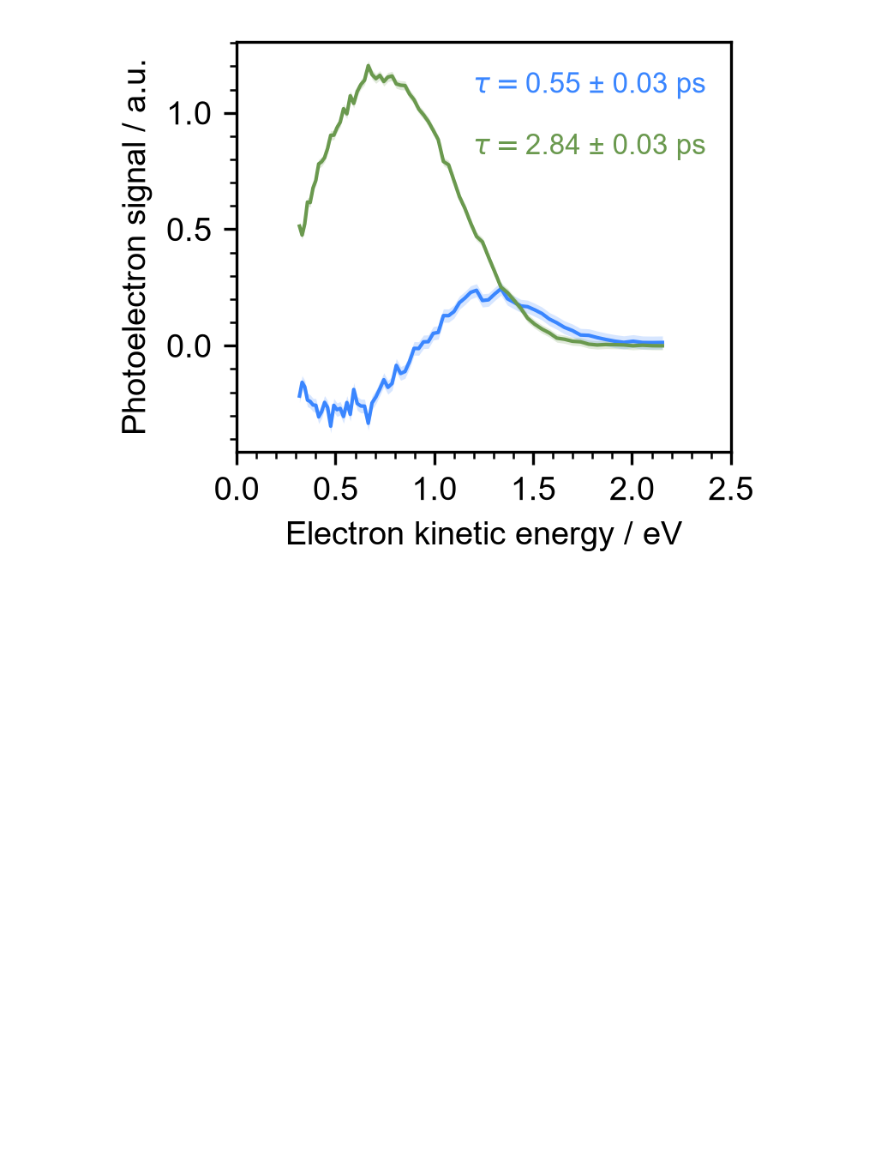
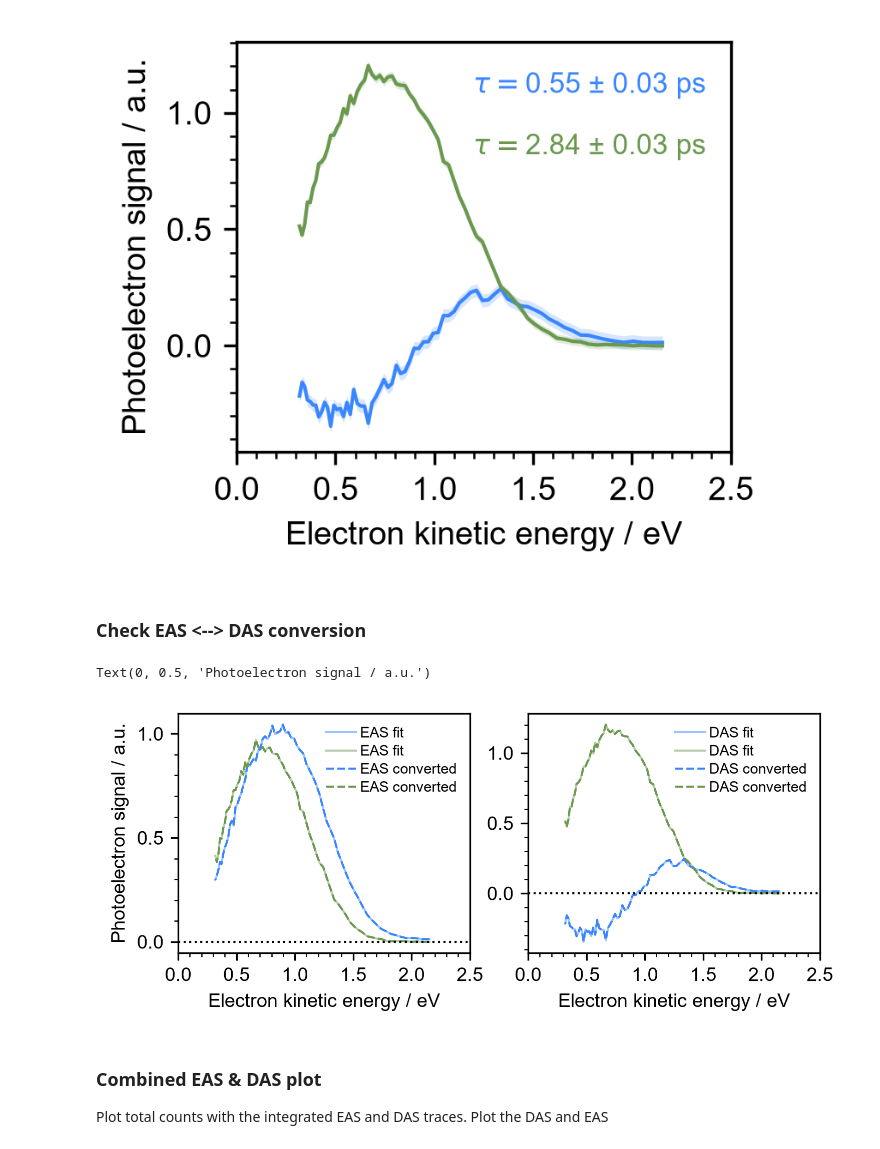
Before and after one commit to edosim/TRPESanalysis, a Jupyter notebook: KineticFitting.ipynb, the cells around one changed output. Drawn from its saved outputs; the diff is of its cells as text; code cells hidden in the pictures; blank space fills up the shorter version.

```diff
--- a/KineticFitting.ipynb
+++ b/KineticFitting.ipynb
@@ -230,11 +315,6 @@ plt.subplots_adjust(wspace=0.05)
 fig.set_dpi(300)
 fig.set_size_inches(thesisWid*.45,thesisWid/2*0.75)
 
-A1s = amplitudes[0::2]
-A2s = amplitudes[1::2]
-A1s_err = amplitudes_err[0::2]
-A2s_err = amplitudes_err[1::2]
-energies = energies_rebinned[mask]
 
 ax.plot(energies,A1s,'-',c=blue,ms=1,label=f"$\\tau = ${tau1:.2f}$\\pm${tau1_err:.2f} ps")
 ax.plot(energies,A2s,'-',c=green,ms=1,label=f"$\\tau = ${tau2:.2f}$\\pm${tau2_err:.2f} ps")
@@ -245,10 +325,7 @@ ax.fill_between(energies,A2s-A2s_err,A2s+A2s_err,alpha=.2,color=green,lw=0)
 ax.text(.95,.8,f"$\\tau =${tau1:.2f} ± {tau1_err:.2f} ps\n",ha='right',c=blue,fontsize=8,transform=ax.transAxes)
 ax.text(.95,.65,f"$\\tau =${tau2:.2f} ± {tau2_err:.2f} ps\n",ha='right',c=green,fontsize=8,transform=ax.transAxes)
 
-# ax.legend(frameon=False, title='EAS',title_fontsize=8)
-ax = plt.gca()
 ax.set_xlim(0,2.5)
-# ax.set_ylim(0,1.2)
 ax.xaxis.set_major_locator(MultipleLocator(.5))
 ax.xaxis.set_minor_locator(MultipleLocator(0.1))
 ax.yaxis.set_major_locator(MultipleLocator(.5))
@@ -259,3 +336,15 @@ ax.set_ylabel("Photoelectron signal / a.u.")
 # %% [output]
 Text(0, 0.5, 'Photoelectron signal / a.u.')
 [figure]
+# %%
+A1s_DAS = A1s
+A2s_DAS = A2s
+A1s_err_DAS = A1s_err
+A2s_err_DAS = A2s_err
+
+taus_DAS = tau1,tau2
+tau_errs_DAS = tau1_err,tau2_err
+
+params_DAS = params
+# %% [markdown]
+### Check EAS <--> DAS conversion
@@ -261,0 +375,42 @@ Text(0, 0.5, 'Photoelectron signal / a.u.')
+# %%
+#Deriving DAS from EAS
+fig,(ax0,ax1) = plt.subplots(1,2)
+fig.set_size_inches(thesisWid,thesisWid/2*0.75)
+
+#EAS
+ax0.plot(energies,A1s_EAS,blue,alpha=.5,label='EAS fit')
+ax0.plot(energies,A2s_EAS,green,alpha=.5,label='EAS fit')
+
+A1s_EAS_converted, A2s_EAS_converted = DAS_to_EAS(A1s_DAS,A2s_DAS,tau1,tau2)
+
+ax0.plot(energies,A1s_EAS_converted,'--', c=blue,alpha=1,label='EAS converted')
+ax0.plot(energies,A2s_EAS_converted,'--', c=green,alpha=1,label='EAS converted')
+
+#DAS
+ax1.plot(energies,A1s_DAS, c=blue,alpha=.5,label='DAS fit')
+ax1.plot(energies,A2s_DAS, c=green,alpha=.5,label='DAS fit')
+
+A1s_DAS_converted, A2s_DAS_converted = EAS_to_DAS(A1s_EAS,A2s_EAS,tau1,tau2)
+
+ax1.plot(energies,A1s_DAS_converted,'--', c=blue,alpha=1,label='DAS converted')
+ax1.plot(energies,A2s_DAS_converted,'--', c=green,alpha=1,label='DAS converted')
+
+
+for ax in ax0,ax1:
+    ax.hlines(0,0,5,'k',':')
+    ax.set_xlim(0,2.5)
+    ax.xaxis.set_major_locator(MultipleLocator(.5))
+    ax.xaxis.set_minor_locator(MultipleLocator(0.1))
+    ax.yaxis.set_major_locator(MultipleLocator(.5))
+    ax.yaxis.set_minor_locator(MultipleLocator(0.1))
+
+    ax.set_xlabel("Electron kinetic energy / eV",)
+    ax.legend()
+ax0.set_ylabel("Photoelectron signal / a.u.")
+# %% [output]
+Text(0, 0.5, 'Photoelectron signal / a.u.')
+[figure, added]
+# %% [markdown]
+### Combined EAS & DAS plot
+
+Plot total counts with the integrated EAS and DAS traces. Plot the DAS and EAS
```
Also changed, not shown: parts of 45 cells of this notebook.
